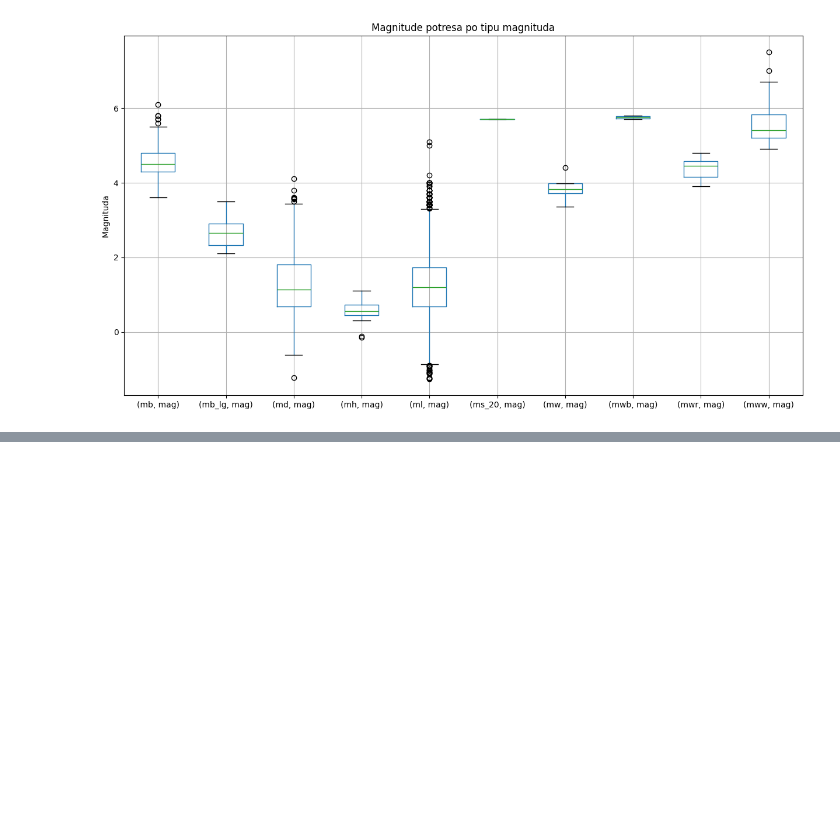
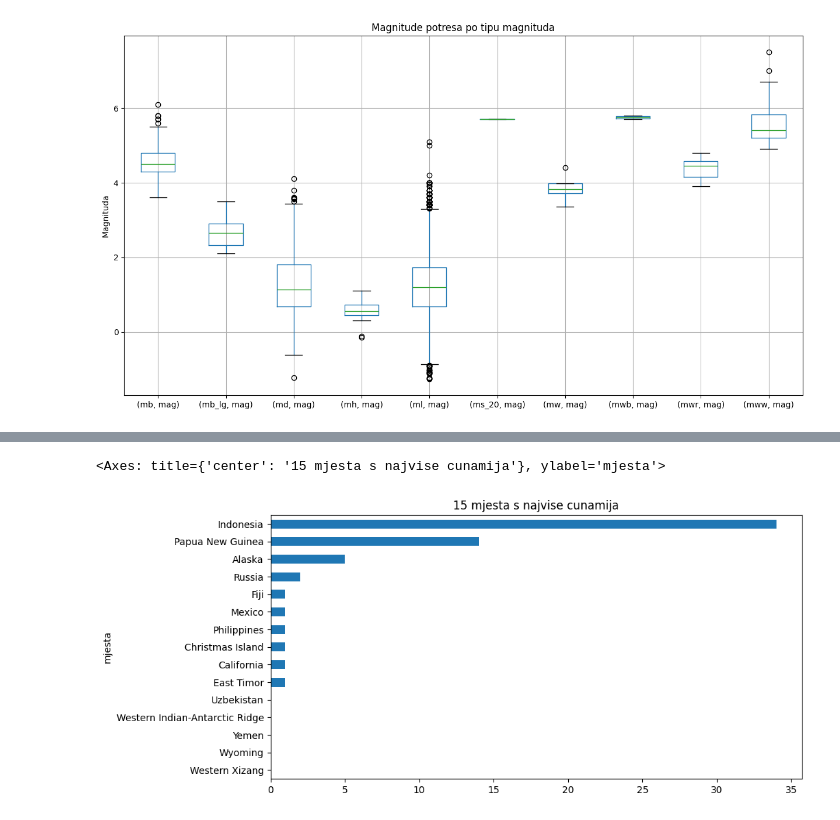
Before and after one commit to Josip996/pyds-ponavljanje, a Jupyter notebook: 4_vjezba_uvod_matplotlib.ipynb, the cells around one changed output, grey strips where cells are left out. Cells and saved outputs as stored; diff of their text form; code cells hidden in the pictures; blank space fills up the shorter version.

```diff
--- a/4_vjezba_uvod_matplotlib.ipynb
+++ b/4_vjezba_uvod_matplotlib.ipynb
@@ -392,0 +434,22 @@ Text(0, 0.5, 'Magnituda')
+# %%
+earthquakes_df['mjesta'] = earthquakes_df.place.str.replace(
+    r'.* of ', '', regex=True
+).str.replace(
+    'the ', ''
+).str.replace(
+    r'CA$', 'California', regex=True
+).str.replace(
+    r'NV$', 'Nevada', regex=True
+).str.replace(
+    r'MX$', 'Mexico', regex=True
+).str.replace(
+    r' region$', '', regex=True
+).str.replace(
+    'northern ', ''
+).str.replace(
+    'Fiji Islands ', 'Fiji'
+).str.replace(
+    r'^.*, ', '', regex=True
+).str.strip()
+
+earthquakes_df.mjesta.sort_values().unique()
@@ -392,0 +470,9 @@ Text(0, 0.5, 'Magnituda')
+# %%
+earthquakes_df.groupby('mjesta').tsunami.sum().sort_values().iloc[-15:,].plot(
+    kind='barh',
+    figsize=(10, 5),
+    title='15 mjesta s najvise cunamija'
+)
+# %% [output]
+<Axes: title={'center': '15 mjesta s najvise cunamija'}, ylabel='mjesta'>
+[figure, added]
```
Also changed, not shown: parts of 6 cells of this notebook.
